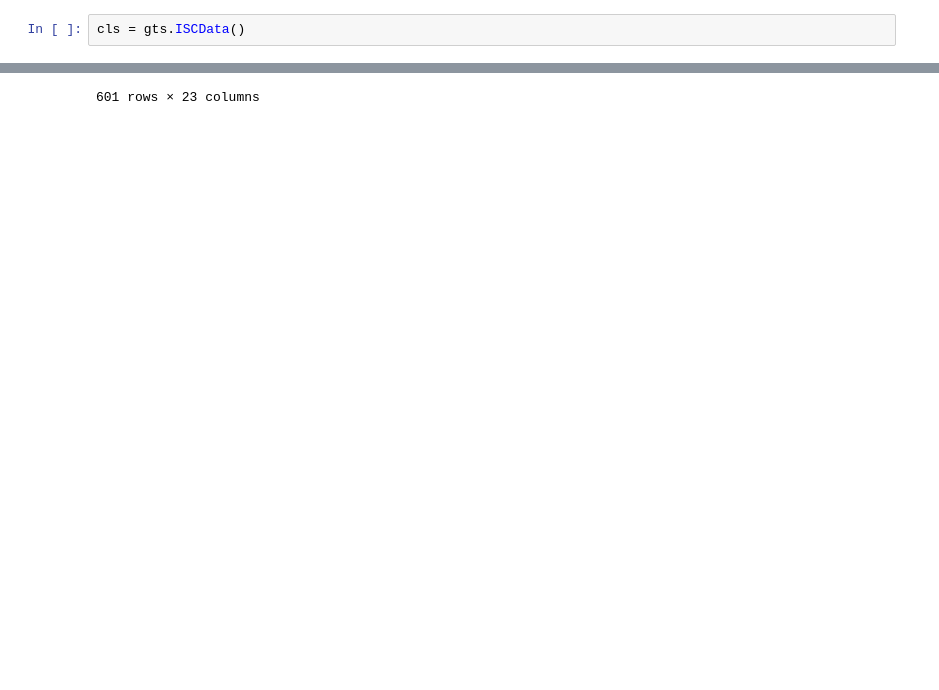
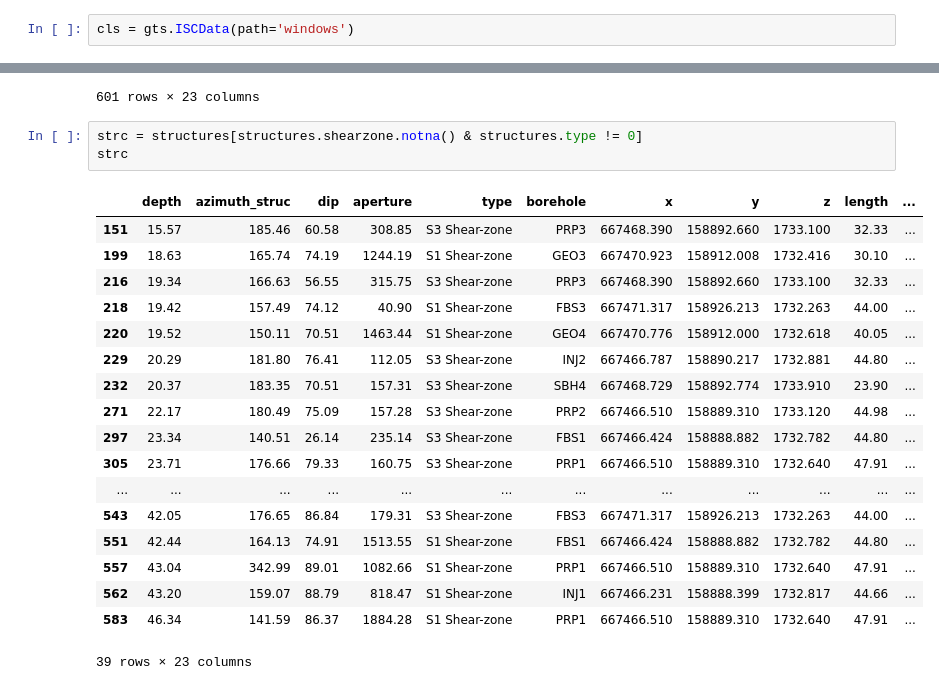
Before and after one commit to zhang-cugb/mastersproject, a Jupyter notebook: src/mastersproject/GTS/Method prototypes/combine all data.ipynb, the cells around one changed output, grey strips where cells are left out. Drawn from its saved outputs; the diff is of its cells as text; blank space fills up the shorter version.

```diff
--- a/src/mastersproject/GTS/Method prototypes/combine all data.ipynb
+++ b/src/mastersproject/GTS/Method prototypes/combine all data.ipynb
@@ -16,7 +16,7 @@ import pandas as pd
 
 import GTS as gts
 # %%
-cls = gts.ISCData()
+cls = gts.ISCData(path='windows')
 # %%
 # Characterized borehole structures
 borehole_structures = cls._characterize_shearzones()
@@ -59,3 +59,25 @@ structures
 | 599 | 0.00 | 171.70 | 67.25 | 0.00 | 0 | AU | 667472.185 | 158910.025 | 1733.639 | 0.00 | ... |
 | 600 | 0.00 | 160.00 | 71.00 | 0.00 | 0 | VE | 667425.125 | 158918.238 | 1733.762 | 0.00 | ... |
 601 rows × 23 columns
+# %%
+strc = structures[structures.shearzone.notna() & structures.type != 0]
+strc
+# %% [output]
+|  | depth | azimuth_struc | dip | aperture | type | borehole | x | y | z | length | ... |
+| 151 | 15.57 | 185.46 | 60.58 | 308.85 | S3 Shear-zone | PRP3 | 667468.390 | 158892.660 | 1733.100 | 32.33 | ... |
+| 199 | 18.63 | 165.74 | 74.19 | 1244.19 | S1 Shear-zone | GEO3 | 667470.923 | 158912.008 | 1732.416 | 30.10 | ... |
+| 216 | 19.34 | 166.63 | 56.55 | 315.75 | S3 Shear-zone | PRP3 | 667468.390 | 158892.660 | 1733.100 | 32.33 | ... |
+| 218 | 19.42 | 157.49 | 74.12 | 40.90 | S1 Shear-zone | FBS3 | 667471.317 | 158926.213 | 1732.263 | 44.00 | ... |
+| 220 | 19.52 | 150.11 | 70.51 | 1463.44 | S1 Shear-zone | GEO4 | 667470.776 | 158912.000 | 1732.618 | 40.05 | ... |
+| 229 | 20.29 | 181.80 | 76.41 | 112.05 | S3 Shear-zone | INJ2 | 667466.787 | 158890.217 | 1732.881 | 44.80 | ... |
+| 232 | 20.37 | 183.35 | 70.51 | 157.31 | S3 Shear-zone | SBH4 | 667468.729 | 158892.774 | 1733.910 | 23.90 | ... |
+| 271 | 22.17 | 180.49 | 75.09 | 157.28 | S3 Shear-zone | PRP2 | 667466.510 | 158889.310 | 1733.120 | 44.98 | ... |
+| 297 | 23.34 | 140.51 | 26.14 | 235.14 | S3 Shear-zone | FBS1 | 667466.424 | 158888.882 | 1732.782 | 44.80 | ... |
+| 305 | 23.71 | 176.66 | 79.33 | 160.75 | S3 Shear-zone | PRP1 | 667466.510 | 158889.310 | 1732.640 | 47.91 | ... |
+| ... | ... | ... | ... | ... | ... | ... | ... | ... | ... | ... | ... |
+| 543 | 42.05 | 176.65 | 86.84 | 179.31 | S3 Shear-zone | FBS3 | 667471.317 | 158926.213 | 1732.263 | 44.00 | ... |
+| 551 | 42.44 | 164.13 | 74.91 | 1513.55 | S1 Shear-zone | FBS1 | 667466.424 | 158888.882 | 1732.782 | 44.80 | ... |
+| 557 | 43.04 | 342.99 | 89.01 | 1082.66 | S1 Shear-zone | PRP1 | 667466.510 | 158889.310 | 1732.640 | 47.91 | ... |
+| 562 | 43.20 | 159.07 | 88.79 | 818.47 | S1 Shear-zone | INJ1 | 667466.231 | 158888.399 | 1732.817 | 44.66 | ... |
+| 583 | 46.34 | 141.59 | 86.37 | 1884.28 | S1 Shear-zone | PRP1 | 667466.510 | 158889.310 | 1732.640 | 47.91 | ... |
+39 rows × 23 columns
```
Also changed, not shown: parts of 5 cells of this notebook, 3 other files.
